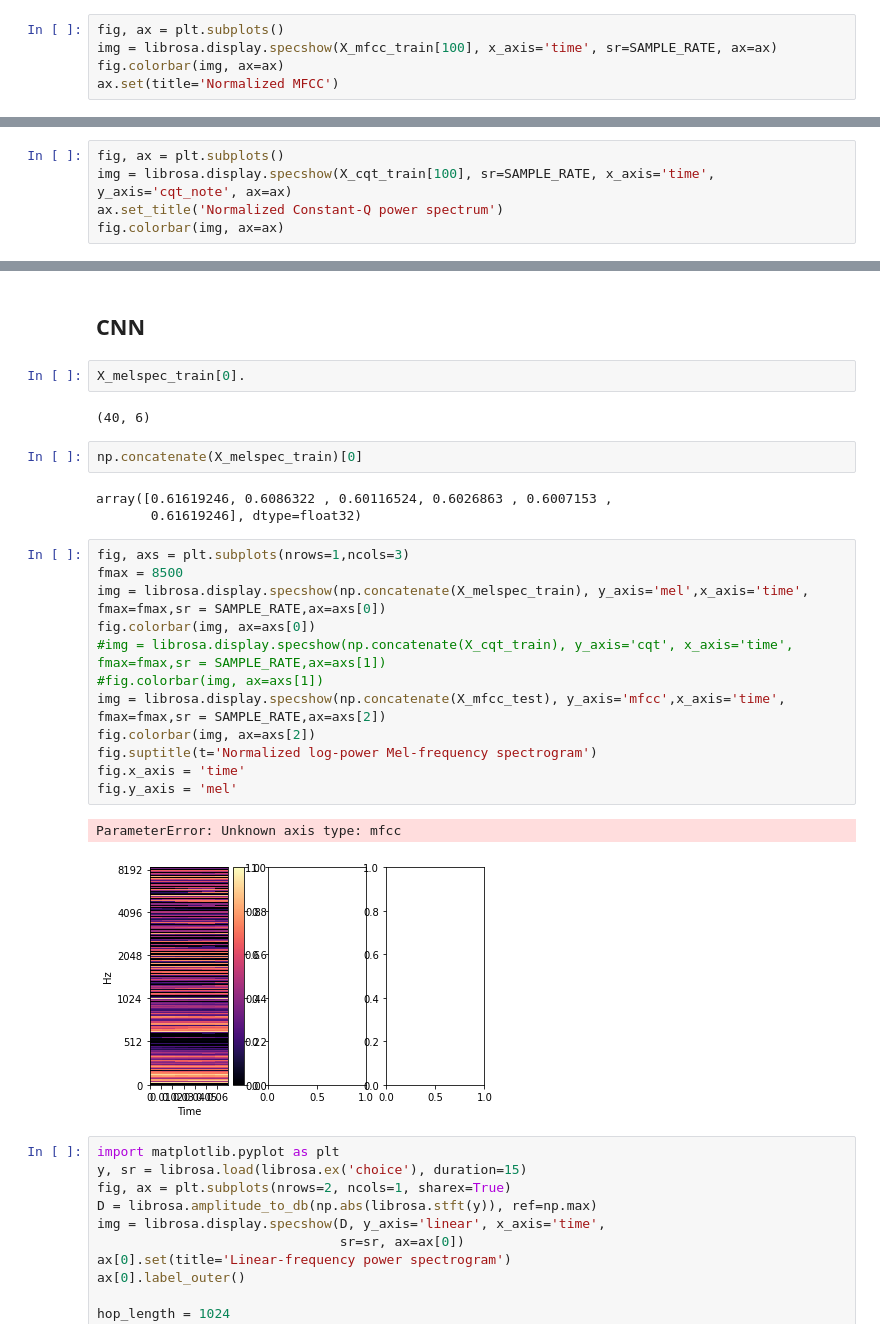
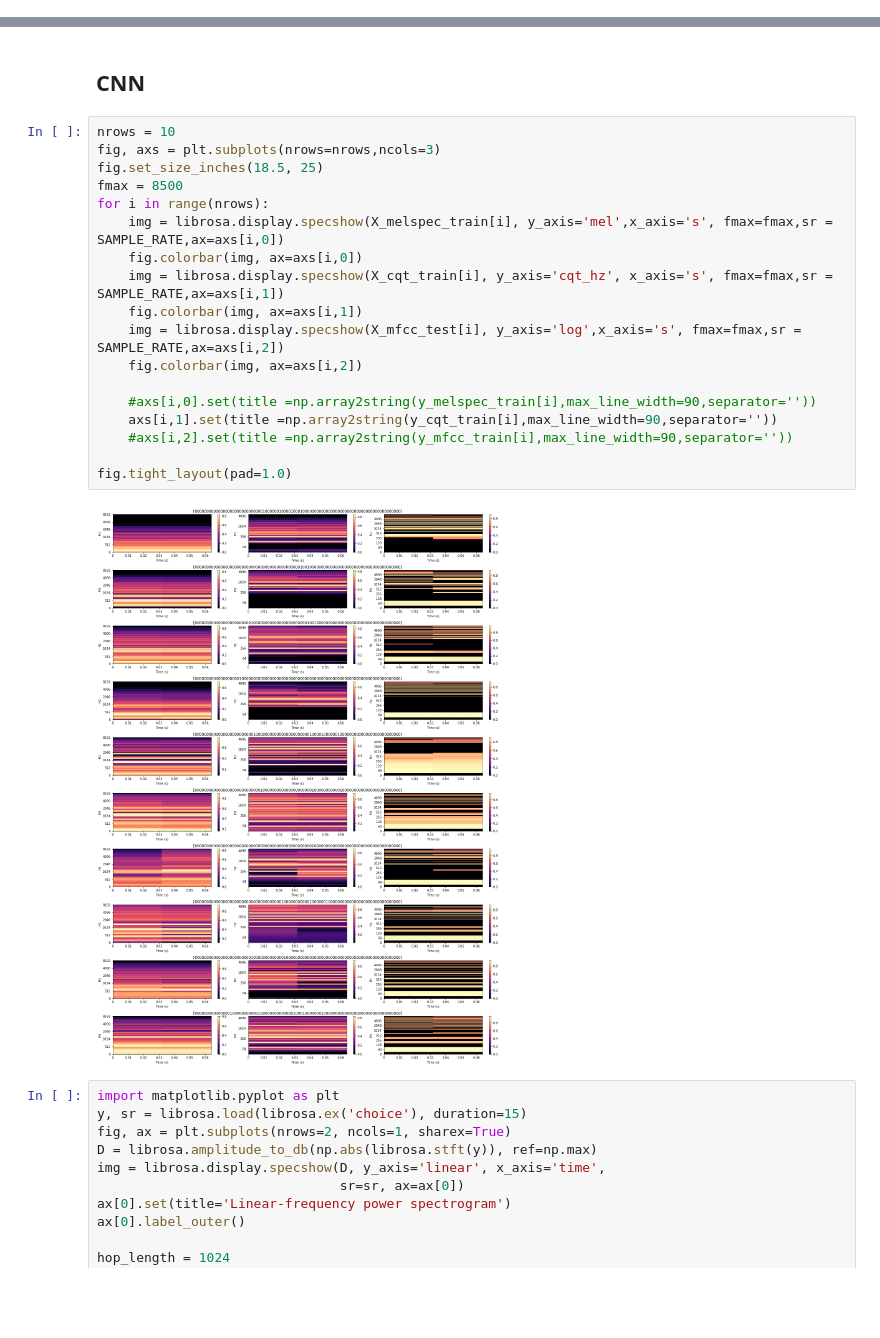
Before and after one commit to asahicantu/DAT5502021, a Jupyter notebook: dat550-2021-final-project.ipynb, the cells around one changed output, grey strips where cells are left out. Drawn from its saved outputs; the diff is of its cells as text; blank space fills up the shorter version.

```diff
--- a/dat550-2021-final-project.ipynb
+++ b/dat550-2021-final-project.ipynb
@@ -308,5 +311,0 @@ Mel-frequency cepstral coefficients (MFCCs)
-# %%
-fig, ax = plt.subplots()
-img = librosa.display.specshow(X_mfcc_train[100], x_axis='time', sr=SAMPLE_RATE, ax=ax)
-fig.colorbar(img, ax=ax)
-ax.set(title='Normalized MFCC')
@@ -318,5 +311,0 @@ constant-Q transform
-# %%
-fig, ax = plt.subplots()
-img = librosa.display.specshow(X_cqt_train[100], sr=SAMPLE_RATE, x_axis='time', y_axis='cqt_note', ax=ax)
-ax.set_title('Normalized Constant-Q power spectrum')
-fig.colorbar(img, ax=ax)
@@ -456,30 +442,26 @@ plt.scatter(tsne_cqt.T[0], tsne_cqt.T[1])
 ## Classical ML Algorithms
 # %% [markdown]
 ## CNN
-# %%
-X_melspec_train[0].
-# %% [output]
-(40, 6)
-# %%
-np.concatenate(X_melspec_train)[0]
-# %% [output]
-array([0.61619246, 0.6086322 , 0.60116524, 0.6026863 , 0.6007153 ,
-       0.61619246], dtype=float32)
 # %%
-fig, axs = plt.subplots(nrows=1,ncols=3)
+nrows = 10
+fig, axs = plt.subplots(nrows=nrows,ncols=3)
+fig.set_size_inches(18.5, 25)
 fmax = 8500
-img = librosa.display.specshow(np.concatenate(X_melspec_train), y_axis='mel',x_axis='time', fmax=fmax,sr = SAMPLE_RATE,ax=axs[0])
-fig.colorbar(img, ax=axs[0])
-#img = librosa.display.specshow(np.concatenate(X_cqt_train), y_axis='cqt', x_axis='time', fmax=fmax,sr = SAMPLE_RATE,ax=axs[1])
-#fig.colorbar(img, ax=axs[1])
-img = librosa.display.specshow(np.concatenate(X_mfcc_test), y_axis='mfcc',x_axis='time', fmax=fmax,sr = SAMPLE_RATE,ax=axs[2])
-fig.colorbar(img, ax=axs[2])
-fig.suptitle(t='Normalized log-power Mel-frequency spectrogram')
-fig.x_axis = 'time'
-fig.y_axis = 'mel'
+for i in range(nrows):
+    img = librosa.display.specshow(X_melspec_train[i], y_axis='mel',x_axis='s', fmax=fmax,sr = SAMPLE_RATE,ax=axs[i,0])
+    fig.colorbar(img, ax=axs[i,0])
+    img = librosa.display.specshow(X_cqt_train[i], y_axis='cqt_hz', x_axis='s', fmax=fmax,sr = SAMPLE_RATE,ax=axs[i,1])
+    fig.colorbar(img, ax=axs[i,1])
+    img = librosa.display.specshow(X_mfcc_test[i], y_axis='log',x_axis='s', fmax=fmax,sr = SAMPLE_RATE,ax=axs[i,2])
+    fig.colorbar(img, ax=axs[i,2])
+
+    #axs[i,0].set(title =np.array2string(y_melspec_train[i],max_line_width=90,separator=''))
+    axs[i,1].set(title =np.array2string(y_cqt_train[i],max_line_width=90,separator=''))
+    #axs[i,2].set(title =np.array2string(y_mfcc_train[i],max_line_width=90,separator=''))
+
+fig.tight_layout(pad=1.0)
 # %% [output]
-ParameterError: Unknown axis type: mfcc
-[figure, old version]
+[figure, new version]
 # %%
 import matplotlib.pyplot as plt
 y, sr = librosa.load(librosa.ex('choice'), duration=15)
```
Also changed, not shown: parts of 9 cells of this notebook, 7 other files.
